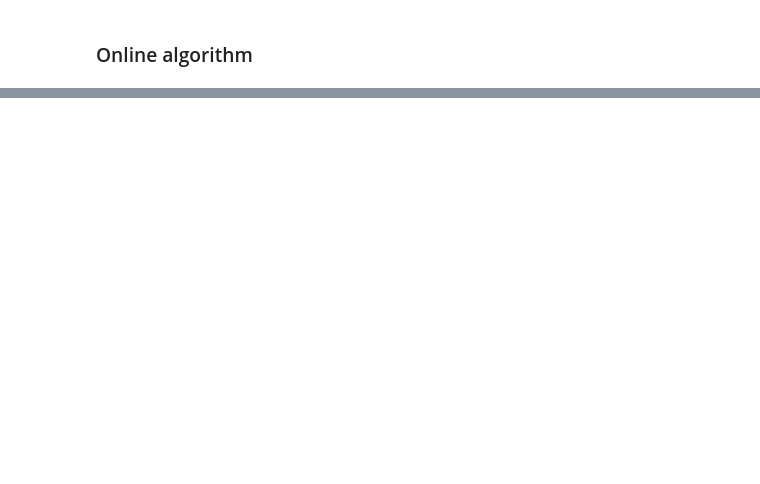
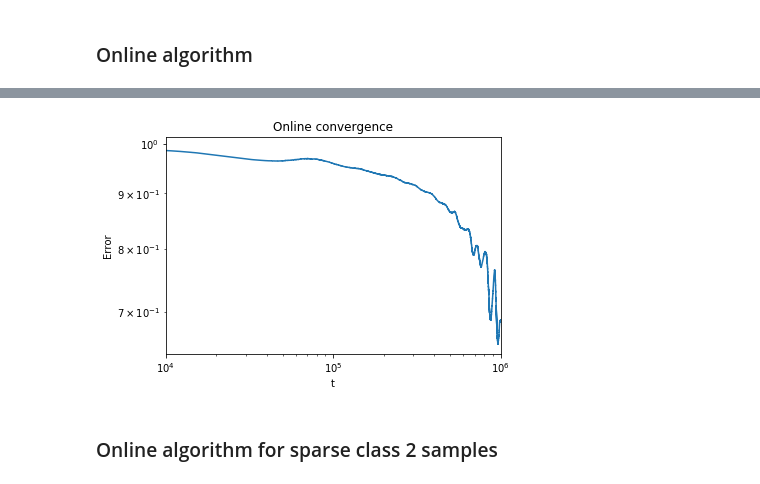
Before and after one commit to flatironinstitute/bio-lda, a Jupyter notebook: sparse_lda.ipynb, the cells around one changed output, grey strips where cells are left out. Cells and saved outputs as stored; diff of their text form; code cells hidden in the pictures; blank space fills up the shorter version.

Commit message:
tested on sparse class 2 dataset

```diff
--- a/sparse_lda.ipynb
+++ b/sparse_lda.ipynb
@@ -67,0 +135,11 @@ l = 1
+# %%
+plt.loglog(range(iters), err)
+plt.ylabel("Error")
+plt.xlabel("t")
+plt.xlim(1e4,iters)
+plt.title("Online convergence")
+plt.show()
+# %% [output]
+[figure, added]
+# %% [markdown]
+### Online algorithm for sparse class 2 samples
```
Also changed, not shown: parts of 13 cells of this notebook.
